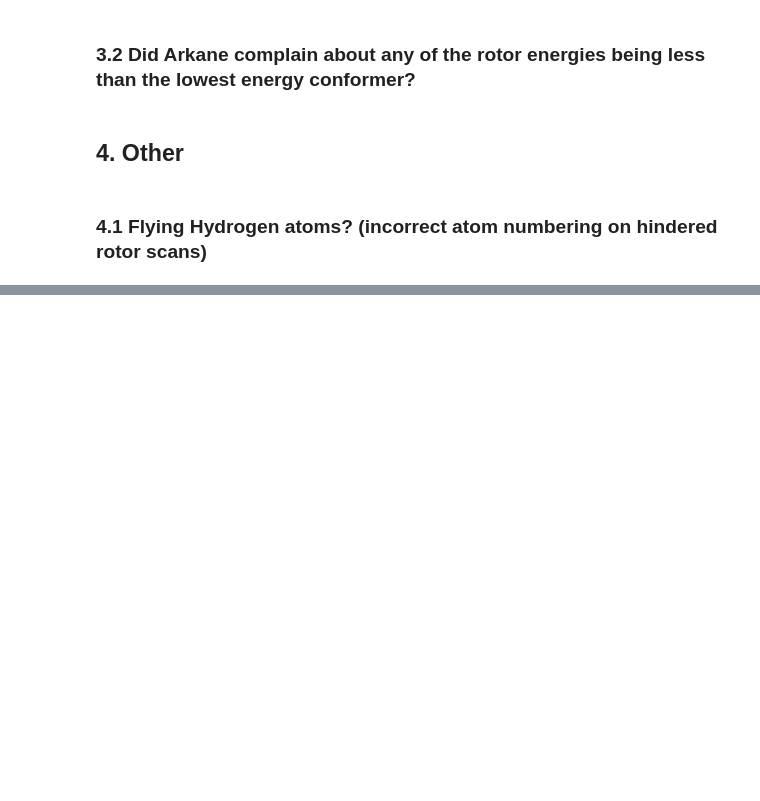
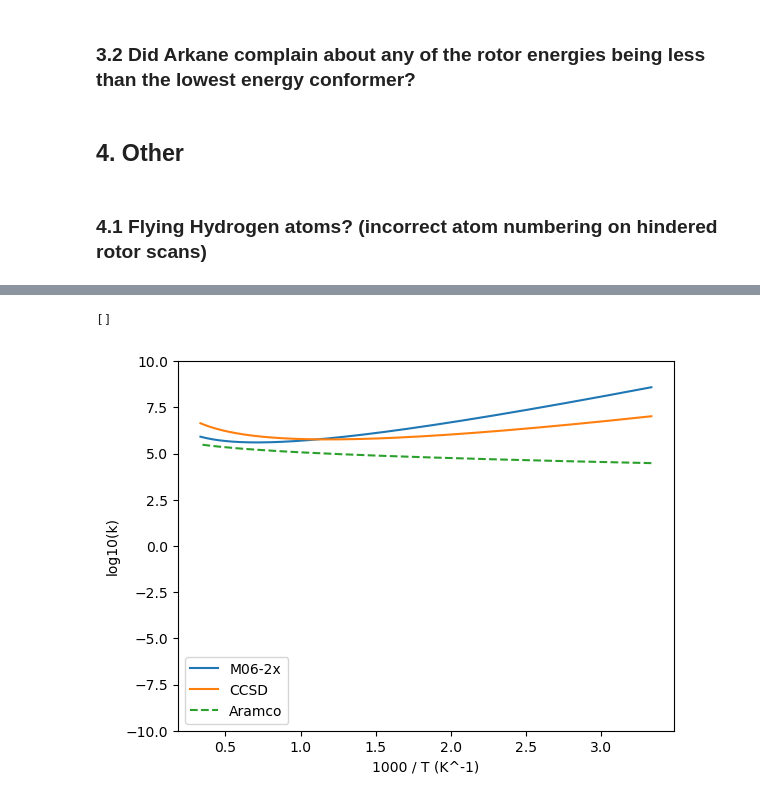
Before and after one commit to comocheng/autoscience_workflow, a Jupyter notebook: dft/sanity_checks.ipynb, the cells around one changed output, grey strips where cells are left out. Cells and saved outputs as stored; diff of their text form; code cells hidden in the pictures; blank space fills up the shorter version.

```diff
--- a/dft/sanity_checks.ipynb
+++ b/dft/sanity_checks.ipynb
@@ -1213,3 +1342,41 @@ for i in reaction_indices:
 
     if not geometries_match(gaussian_ts_file, orca_ts_file):
         not_matched.append(i)
+# %%
+not_matched
+# %% [output]
+[]
+# %%
+m06 = rmgpy.kinetics.Arrhenius(A=(1.50279,'cm^3/(mol*s)'), n=3.18743, Ea=(-37.4106,'kJ/mol'), T0=(1,'K'), Tmin=(298,'K'), Tmax=(2500,'K'), comment="""Fitted to 50 data points; dA = *|/ 1.14821, dn = +|- 0.0181572, dEa = +|- 0.0988108 kJ/mol""")
+# %%
+cc = rmgpy.kinetics.Arrhenius(A=(0.24762,'cm^3/(mol*s)'), n=3.67947, Ea=(-25.8898,'kJ/mol'), T0=(1,'K'), Tmin=(298,'K'), Tmax=(2500,'K'), comment="""Fitted to 50 data points; dA = *|/ 1.2753, dn = +|- 0.0319497, dEa = +|- 0.173869 kJ/mol""")
+# %%
+aramco = rmgpy.kinetics.Arrhenius(A=(596.514,'m^3/(mol*s)'), n=0.787681, Ea=(1.41758,'kJ/mol'), T0=(1,'K'), Tmin=(303.03,'K'), Tmax=(2000,'K'), comment="""Fitted to 29 data points; dA = *|/ 1.06344, dn = +|- 0.00814346, dEa = +|- 0.0425723 kJ/mol""")
+# %%
+def plot_kinetics(rxns, labels=None, title=None):
+    """Function for plotting reaction kinetics
+    Takes in a list of RMG reactions (rmgpy.reaction.Reaction) or a single reaction
+    """
+    plt.xlabel('1000 / T (K^-1)')
+    plt.ylabel('log10(k)')
+    linestyles = ['solid', 'solid', 'dashed', 'dashed']
+    if type(rxns) != list:
+        rxns = [rxns]
+
+    T = np.linspace(300, 3000, 1001)
+    for m, rxn in enumerate(rxns):
+        k = np.zeros(len(T))
+        for i in range(0, len(T)):
+            k[i] = rxn.get_rate_coefficient(T[i], 101325)
+        plt.plot(1000.0 / T, np.log10(k), linestyle=linestyles[m % len(linestyles)])
+
+    if labels:
+        plt.legend(labels)
+    if title:
+        plt.title(title)
+    plt.ylim([-10, 10])
+    plt.show()
+# %%
+plot_kinetics([m06, cc, aramco], ['M06-2x', 'CCSD', 'Aramco'])
+# %% [output]
+[figure, added]
```
Also changed, not shown: parts of 30 cells of this notebook, 4 other files.
